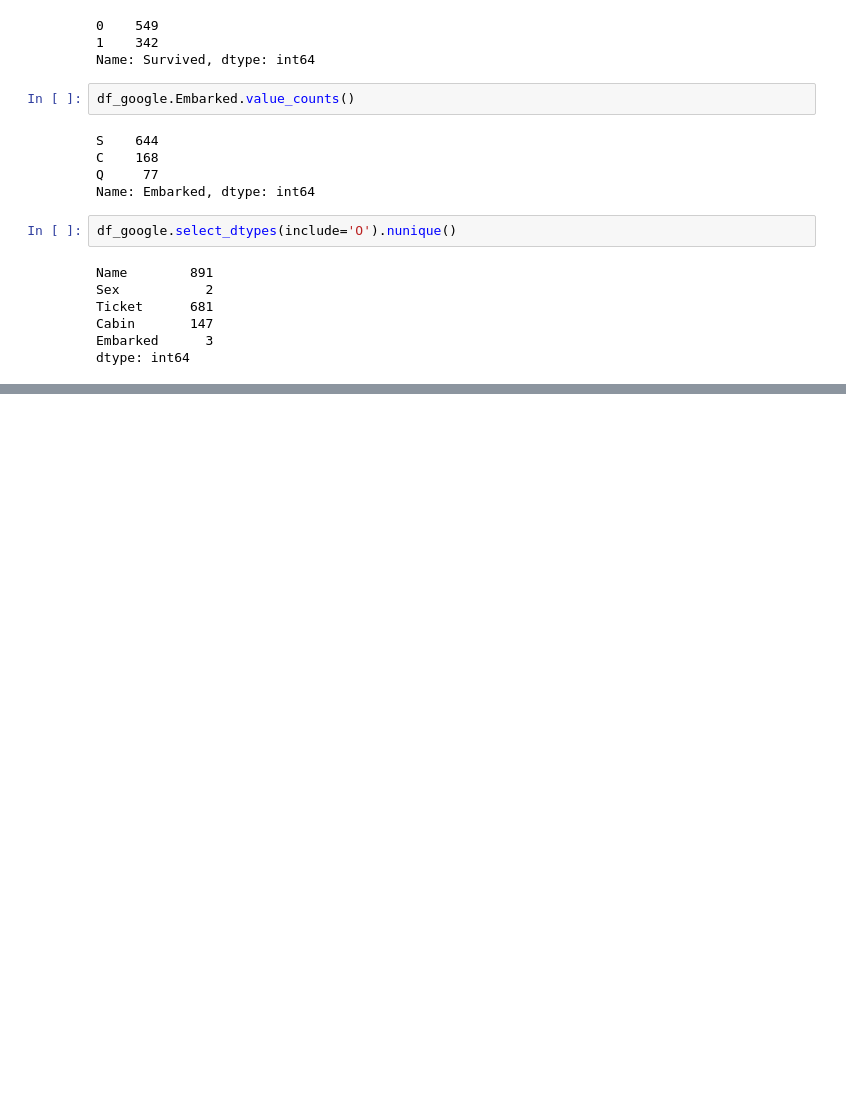
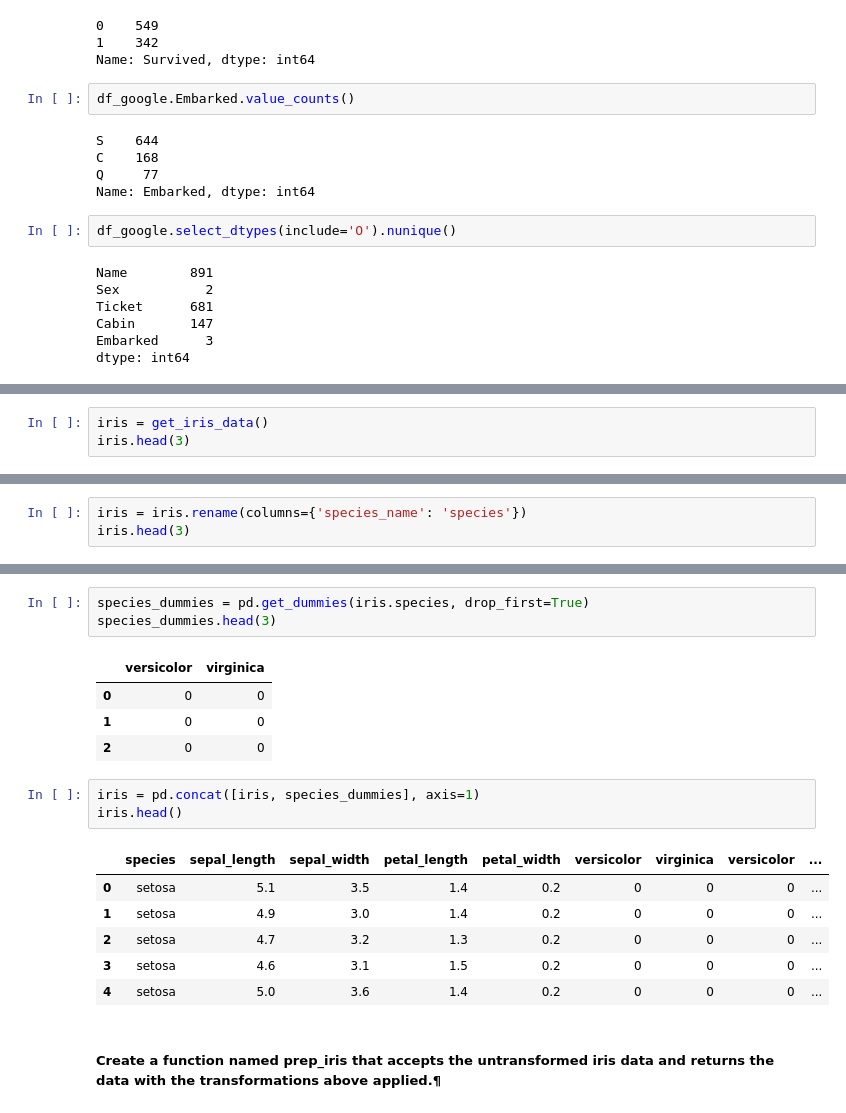
Before and after one commit to ForrestMccrosky/classification-exercises, a Jupyter notebook: classification_exercises.ipynb, the cells around one changed output, grey strips where cells are left out. Drawn from its saved outputs; the diff is of its cells as text; blank space fills up the shorter version.

Commit message:
Adding prepare data exercise to notebook

```diff
--- a/classification_exercises.ipynb
+++ b/classification_exercises.ipynb
@@ -250,0 +258,3 @@ dtype: int64
+# %%
+iris = get_iris_data()
+iris.head(3)
@@ -250,0 +278,3 @@ dtype: int64
+# %%
+iris = iris.rename(columns={'species_name': 'species'})
+iris.head(3)
@@ -250,0 +296,20 @@ dtype: int64
+# %%
+species_dummies = pd.get_dummies(iris.species, drop_first=True)
+species_dummies.head(3)
+# %% [output]
+|  | versicolor | virginica |
+| 0 | 0 | 0 |
+| 1 | 0 | 0 |
+| 2 | 0 | 0 |
+# %%
+iris = pd.concat([iris, species_dummies], axis=1)
+iris.head()
+# %% [output]
+|  | species | sepal_length | sepal_width | petal_length | petal_width | versicolor | virginica | versicolor | ... |
+| 0 | setosa | 5.1 | 3.5 | 1.4 | 0.2 | 0 | 0 | 0 | ... |
+| 1 | setosa | 4.9 | 3.0 | 1.4 | 0.2 | 0 | 0 | 0 | ... |
+| 2 | setosa | 4.7 | 3.2 | 1.3 | 0.2 | 0 | 0 | 0 | ... |
+| 3 | setosa | 4.6 | 3.1 | 1.5 | 0.2 | 0 | 0 | 0 | ... |
+| 4 | setosa | 5.0 | 3.6 | 1.4 | 0.2 | 0 | 0 | 0 | ... |
+# %% [markdown]
+##### Create a function named prep_iris that accepts the untransformed iris data and returns the data with the transformations above applied.¶
```
Also changed, not shown: parts of 12 cells of this notebook.
